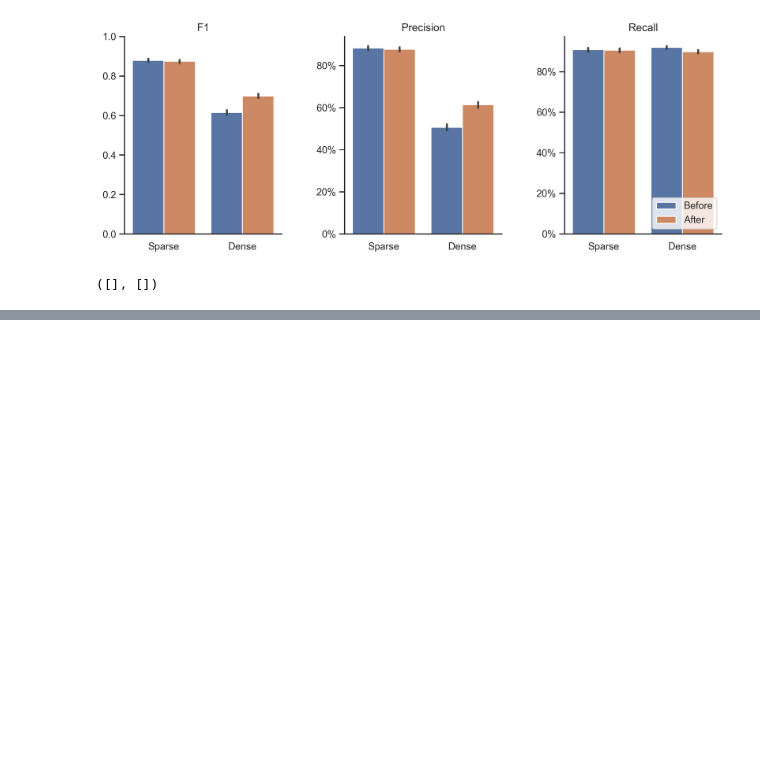
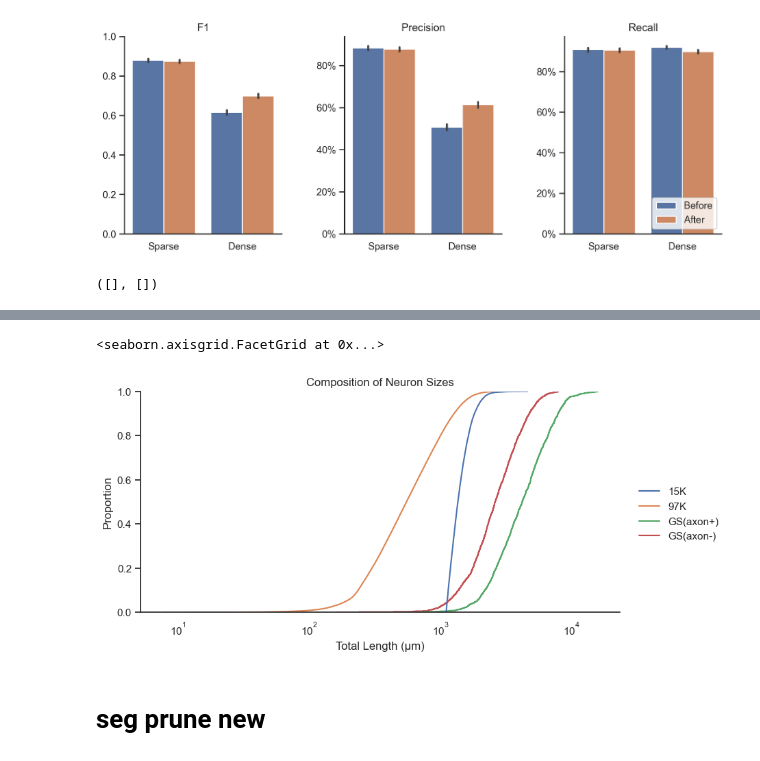
Before and after one commit to SEU-ALLEN-codebase/Ensemble-Cut, a Jupyter notebook: experiment/plot.ipynb, the cells around one changed output, grey strips where cells are left out. Cells and saved outputs as stored; diff of their text form; code cells hidden in the pictures; blank space fills up the shorter version.

```diff
--- a/experiment/plot.ipynb
+++ b/experiment/plot.ipynb
@@ -89,0 +273,49 @@ handles, labels
+# %%
+from pathlib import Path
+from tqdm import tqdm
+from ecut.morphology import Morphology
+from ecut.swc_handler import parse_swc
+in_dir = Path(r"D:\200k\test")
+count = []
+for i in tqdm(in_dir.rglob('*.swc')):
+    tree = parse_swc(i)
+    m = Morphology(tree)
+    count.append(m.calc_total_length() / 2)
+# %%
+in_dir = Path(r"D:\rectify\manual")
+count2 = []
+for i in tqdm(in_dir.rglob('*.swc')):
+    tree = parse_swc(i)
+    m = Morphology(tree)
+    count2.append(m.calc_total_length() / 4)
+# %%
+in_dir = Path(r"D:\rectify\manual")
+count3 = []
+for i in tqdm(in_dir.rglob('*.swc')):
+    tree = parse_swc(i)
+    tree = [list(t) for t in tree if t[1] != 2]
+    keys = set([t[0] for t in tree])
+    for t in tree:
+        if t[6] not in keys:
+            t[6] = -1
+    m = Morphology(tree)
+    count3.append(m.calc_total_length() / 4)
+# %%
+import numpy as np
+
+sns.set(font_scale=1, style='white')
+counts = {
+    '15K': np.array(sorted(count)[-15000:]) * 4,
+    '97K': np.array(count) * 4,
+    'GS(axon+)': count2,
+    'GS(axon-)': count3
+}
+ax = sns.displot(counts, kind='ecdf', aspect=2, log_scale=10, height=4)
+plt.xlabel('Total Length (μm)')
+plt.title('Composition of Neuron Sizes')
+ax.tick_params(left=True, direction='out')
+# %% [output]
+<seaborn.axisgrid.FacetGrid at 0x...>
+[figure, added]
+# %% [markdown]
+# seg prune new
```
Also changed, not shown: parts of 11 cells of this notebook, 8 other files.
